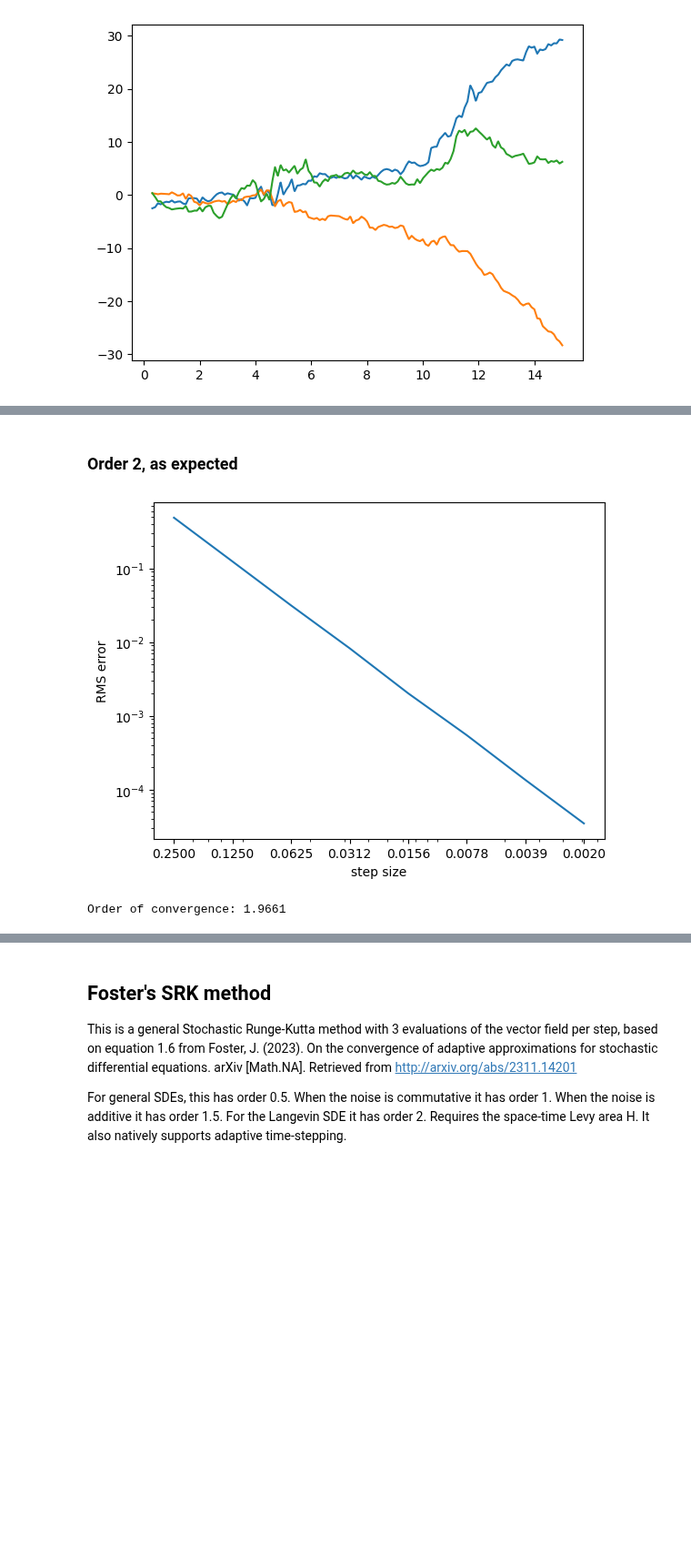
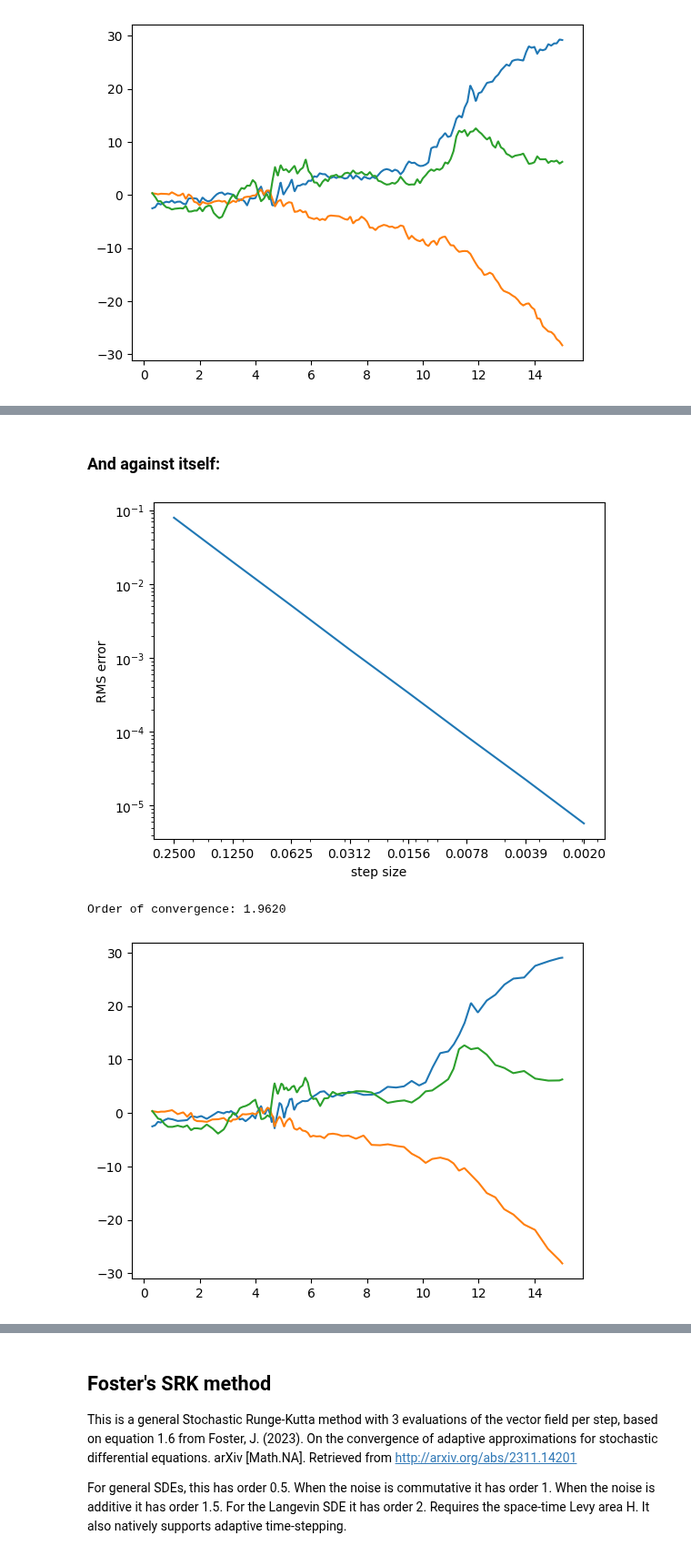
Before and after one commit to andyElking/diffrax_STLA, a Jupyter notebook: examples/srk_example.ipynb, the cells around one changed output, grey strips where cells are left out. Shown at 91% size. Drawn from its saved outputs; the diff is of its cells as text; code cells hidden in the pictures; blank space fills up the shorter version.

```diff
--- a/examples/srk_example.ipynb
+++ b/examples/srk_example.ipynb
@@ -139,10 +136,28 @@ Order of convergence: 1.4941
 # %% [markdown]
-### Order 2, as expected
+### And against itself:
 # %%
-hs, ShARK_errs_time_sde, _ = sde_solver_order(
-    keys, time_sde_short, ShARK(), ShARK(), 2**-11, hs=hs2
+hs, ShARK_errs_time_sde, _ = sde_solver_strong_order(
+    keys, time_sde_short, ShARK(), ShARK(), 2**-11, dts=hs2
 )
 draw_order(hs, ShARK_errs_time_sde)
 # %% [output]
-[figure, old version]
+[figure, new version]
-Order of convergence: 1.9661
+Order of convergence: 1.9620
+# %%
+# ShARK uses an embeded method for error estimates,
+# so it has native adaptive-stepping support
+controller = PIDController(pcoeff=0.1, icoeff=0.3, rtol=0.005, atol=0.001)
+solShARK_PID = diffeqsolve(
+    terms_time_sde,
+    ShARK(),
+    t0,
+    t1,
+    dt0=dt0,
+    y0=time_sde.y0,
+    args=time_sde.args,
+    saveat=saveat,
+    stepsize_controller=controller,
+)
+plot_sol_general(solShARK_PID)
+# %% [output]
+[figure, added]
```
Also changed, not shown: parts of 29 cells of this notebook, 12 other files.
